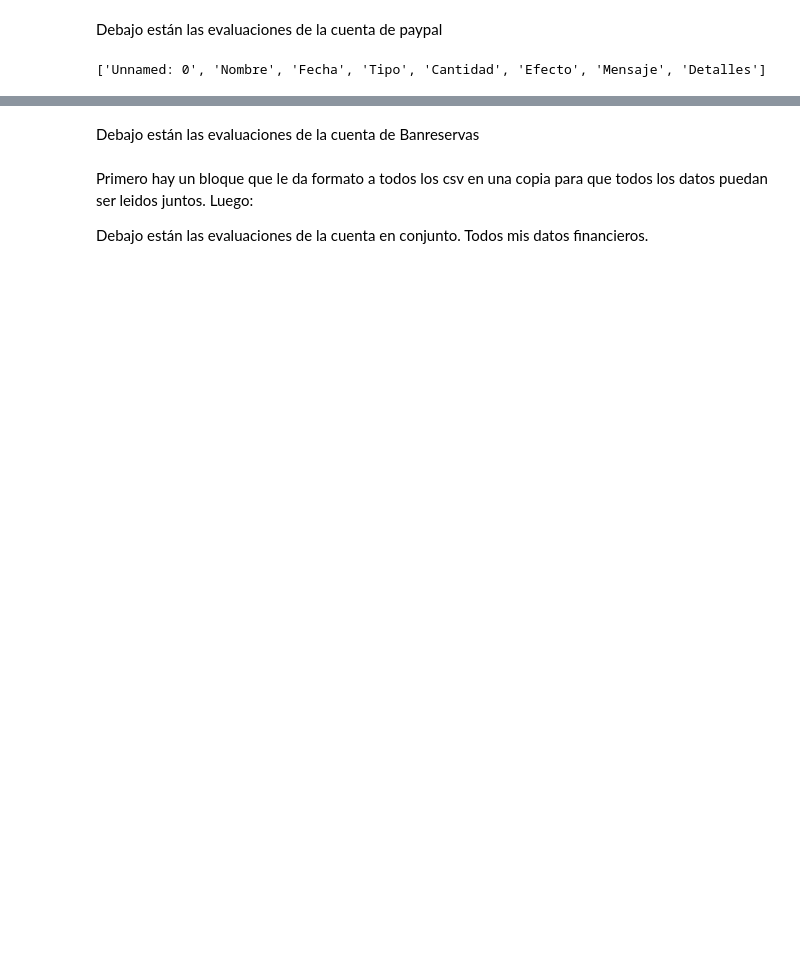
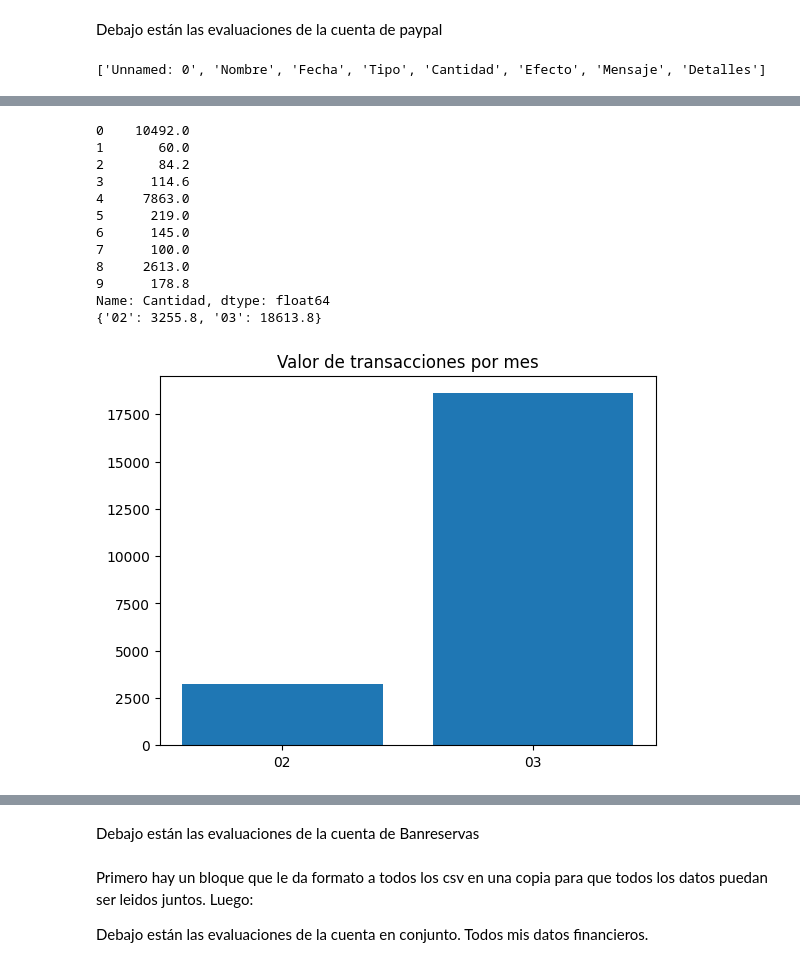
Before and after one commit to saulecast/finanzobot_0.1, a Jupyter notebook: primer_cuaderno.ipynb, the cells around one changed output, grey strips where cells are left out. Cells and saved outputs as stored; diff of their text form; code cells hidden in the pictures; blank space fills up the shorter version.

```diff
--- a/primer_cuaderno.ipynb
+++ b/primer_cuaderno.ipynb
@@ -318,3 +318,51 @@ print_details(loses, lose_dates)
 3.07
 3.08
 5 transacciones realizadas en el mes 3
+# %%
+import matplotlib.pyplot as plt
+import pandas as pd
+
+# Leer el archivo CSV
+df = pd.read_csv('paypal_data.csv')
+
+# Convertir la columna 'Cantidad' a un tipo de datos numérico
+df['Cantidad'] = df['Cantidad'].str.replace('$', '').str.replace(',', '').str.replace('-', '').str.replace('+', '').str.replace(' ', '').astype(float)
+print(df['Cantidad'])
+
+# Agrupar los datos por mes y sumar la cantidad
+gastos_por_mes = df.groupby(df['Fecha'].str.split('/').str[1])['Cantidad'].sum()
+
+# Convertir los datos en un diccionario
+diccionario_gastos = gastos_por_mes.to_dict()
+data = diccionario_gastos
+
+# Imprimir el diccionario
+print(diccionario_gastos)
+
+
+# Convertir los datos en un DataFrame de pandas
+df = pd.DataFrame.from_dict(data, orient='index', columns=['Número de transacciones'])
+
+# Gráfico de barras
+fig, ax = plt.subplots()
+ax.bar(x = df.index, height = df['Número de transacciones'])
+
+# Título
+ax.set_title('Valor de transacciones por mes')
+
+# Mostrar el gráfico
+plt.show()
+# %% [output]
+0    10492.0
+1       60.0
+2       84.2
+3      114.6
+4     7863.0
+5      219.0
+6      145.0
+7      100.0
+8     2613.0
+9      178.8
+Name: Cantidad, dtype: float64
+{'02': 3255.8, '03': 18613.8}
+[figure, added]
```
Also changed, not shown: parts of 5 cells of this notebook, 1 other file.
